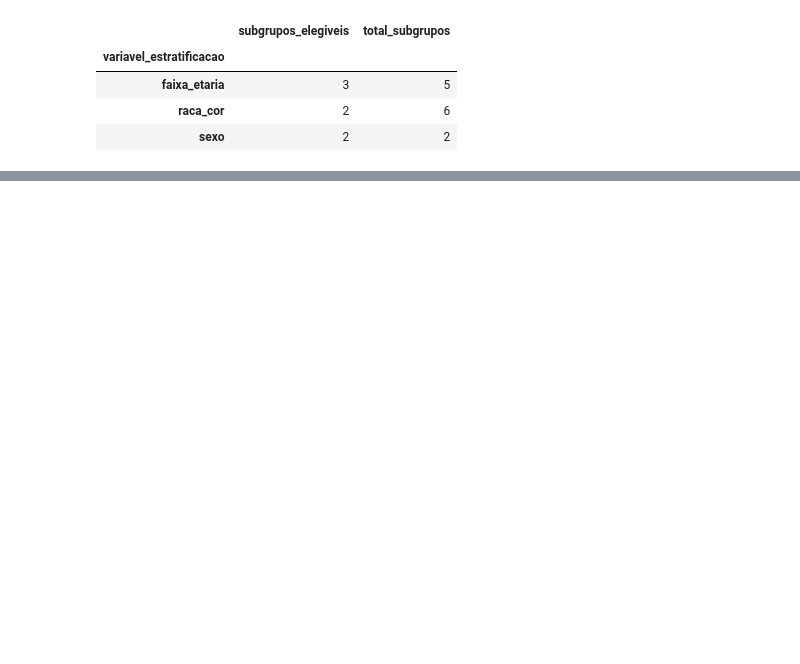
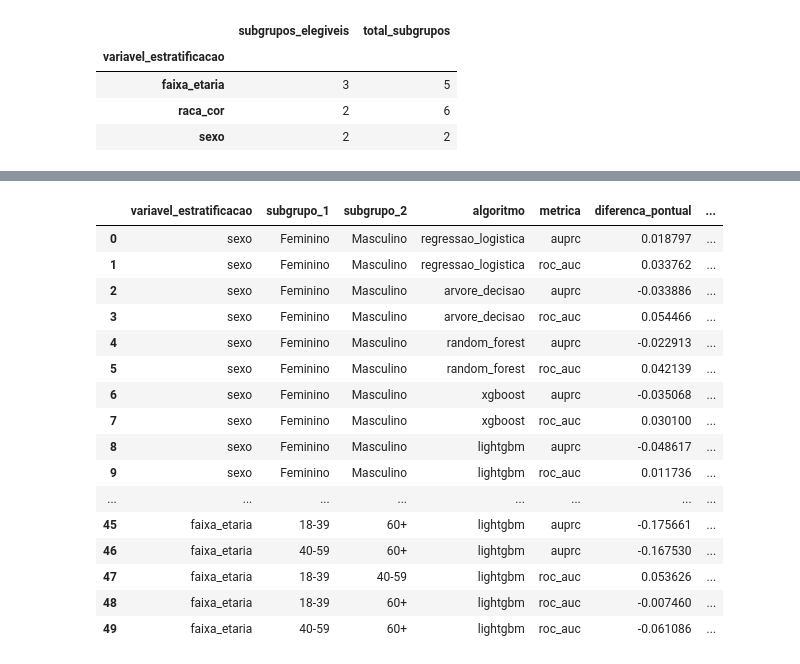
Before and after one commit to jorgedss/chikungunya_ml_project, a Jupyter notebook: notebooks/05_fairness/01_equidade.ipynb, the cells around one changed output, grey strips where cells are left out. Saved outputs shown, nothing was run; the diff lists cells and outputs as text; code cells hidden in the pictures; blank space fills up the shorter version.

```diff
--- a/notebooks/05_fairness/01_equidade.ipynb
+++ b/notebooks/05_fairness/01_equidade.ipynb
@@ -899,0 +543,78 @@ Essa conclusao reforca a necessidade de reportar, ao lado de qualquer delta de e
+# %%
+conjunto_subgrupos_elegiveis = {
+    nome_variavel: set(tabela_variavel.loc[tabela_variavel["elegivel_comparacao"], "subgrupo"])
+    for nome_variavel, tabela_variavel in largura_maxima_por_subgrupo.groupby("variavel_estratificacao")
+}
+
+linhas_comparacoes_par_a_par = []
+for especificacao in ESPECIFICACOES_ESTRATIFICACAO:
+    nome_variavel = especificacao["variavel_estratificacao"]
+    subgrupos_elegiveis_ordenados = [
+        especificacao["rotulos_subgrupo"][codigo_subgrupo]
+        for codigo_subgrupo in especificacao["subgrupos"]
+        if especificacao["rotulos_subgrupo"][codigo_subgrupo]
+        in conjunto_subgrupos_elegiveis.get(nome_variavel, set())
+    ]
+
+    for algoritmo in ALGORITMOS:
+        linha_metrica_ponto = tabela_metricas_subgrupo.loc[
+            (tabela_metricas_subgrupo["variavel_estratificacao"] == nome_variavel)
+            & (tabela_metricas_subgrupo["algoritmo"] == algoritmo)
+        ]
+
+        for metrica, distribuicoes_bootstrap_metrica in [
+            ("auprc", distribuicoes_auprc_bootstrap_subgrupo),
+            ("roc_auc", distribuicoes_roc_auc_bootstrap_subgrupo),
+        ]:
+            for subgrupo_1, subgrupo_2 in combinations(subgrupos_elegiveis_ordenados, 2):
+                distribuicao_1 = distribuicoes_bootstrap_metrica[(nome_variavel, subgrupo_1, algoritmo)]
+                distribuicao_2 = distribuicoes_bootstrap_metrica[(nome_variavel, subgrupo_2, algoritmo)]
+                numero_iteracoes_comuns = min(len(distribuicao_1), len(distribuicao_2))
+                distribuicao_diferenca = (
+                    distribuicao_1[:numero_iteracoes_comuns] - distribuicao_2[:numero_iteracoes_comuns]
+                )
+
+                ic95_inferior = np.percentile(distribuicao_diferenca, 2.5)
+                ic95_superior = np.percentile(distribuicao_diferenca, 97.5)
+
+                valor_ponto_1 = linha_metrica_ponto.loc[linha_metrica_ponto["subgrupo"] == subgrupo_1, metrica].iloc[0]
+                valor_ponto_2 = linha_metrica_ponto.loc[linha_metrica_ponto["subgrupo"] == subgrupo_2, metrica].iloc[0]
+
+                linhas_comparacoes_par_a_par.append(
+                    {
+                        "variavel_estratificacao": nome_variavel,
+                        "subgrupo_1": subgrupo_1,
+                        "subgrupo_2": subgrupo_2,
+                        "algoritmo": algoritmo,
+                        "metrica": metrica,
+                        "diferenca_pontual": float(valor_ponto_1) - float(valor_ponto_2),
+                        "diferenca_ic95_inferior": ic95_inferior,
+                        "diferenca_ic95_superior": ic95_superior,
+                        "numero_iteracoes_comuns": numero_iteracoes_comuns,
+                        "significativa": bool(ic95_inferior * ic95_superior > 0),
+                    }
+                )
+
+tabela_comparacoes_par_a_par = pd.DataFrame(linhas_comparacoes_par_a_par)
+tabela_comparacoes_par_a_par.to_csv(
+    DIRETORIO_RESULTADOS_ANALISE / "comparacoes_par_a_par.csv", index=False
+)
+tabela_comparacoes_par_a_par
+# %% [output]
+|  | variavel_estratificacao | subgrupo_1 | subgrupo_2 | algoritmo | metrica | diferenca_pontual | ... |
+| 0 | sexo | Feminino | Masculino | regressao_logistica | auprc | 0.018797 | ... |
+| 1 | sexo | Feminino | Masculino | regressao_logistica | roc_auc | 0.033762 | ... |
+| 2 | sexo | Feminino | Masculino | arvore_decisao | auprc | -0.033886 | ... |
+| 3 | sexo | Feminino | Masculino | arvore_decisao | roc_auc | 0.054466 | ... |
+| 4 | sexo | Feminino | Masculino | random_forest | auprc | -0.022913 | ... |
+| 5 | sexo | Feminino | Masculino | random_forest | roc_auc | 0.042139 | ... |
+| 6 | sexo | Feminino | Masculino | xgboost | auprc | -0.035068 | ... |
+| 7 | sexo | Feminino | Masculino | xgboost | roc_auc | 0.030100 | ... |
+| 8 | sexo | Feminino | Masculino | lightgbm | auprc | -0.048617 | ... |
+| 9 | sexo | Feminino | Masculino | lightgbm | roc_auc | 0.011736 | ... |
+| ... | ... | ... | ... | ... | ... | ... | ... |
+| 45 | faixa_etaria | 18-39 | 60+ | lightgbm | auprc | -0.175661 | ... |
+| 46 | faixa_etaria | 40-59 | 60+ | lightgbm | auprc | -0.167530 | ... |
+| 47 | faixa_etaria | 18-39 | 40-59 | lightgbm | roc_auc | 0.053626 | ... |
+| 48 | faixa_etaria | 18-39 | 60+ | lightgbm | roc_auc | -0.007460 | ... |
+| 49 | faixa_etaria | 40-59 | 60+ | lightgbm | roc_auc | -0.061086 | ... |
```
Also changed, not shown: parts of 35 cells of this notebook.
